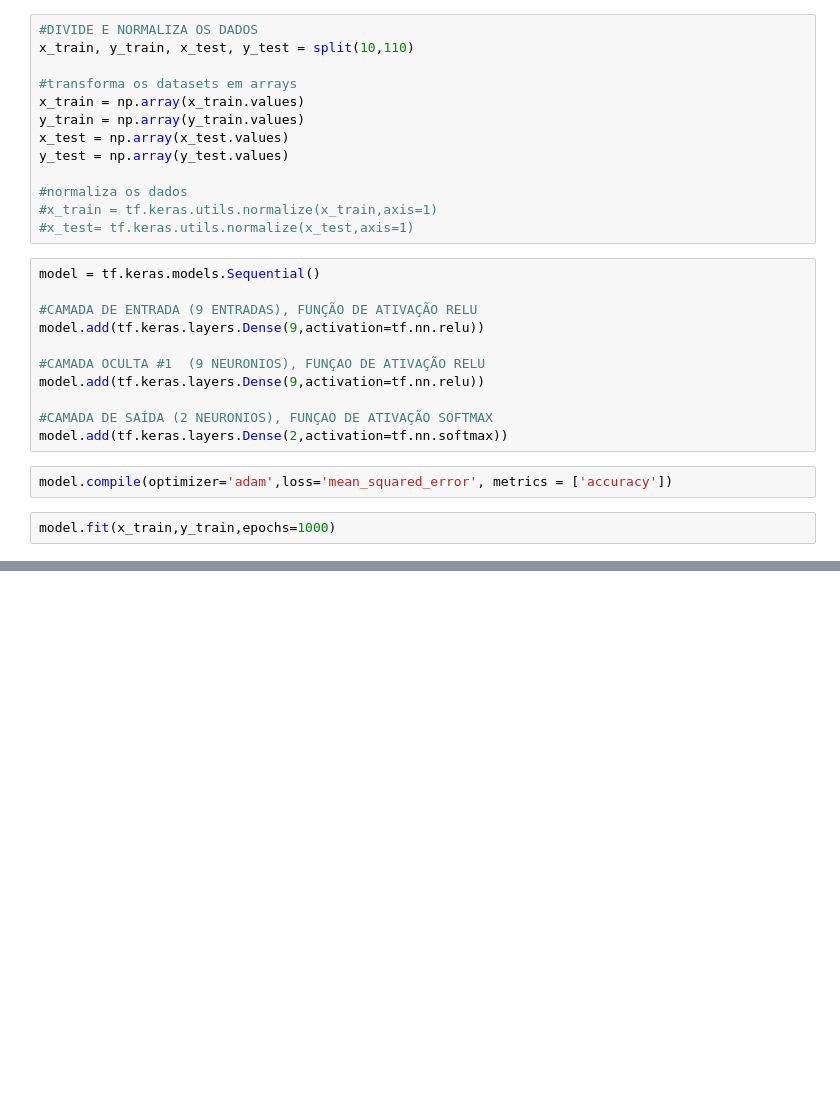
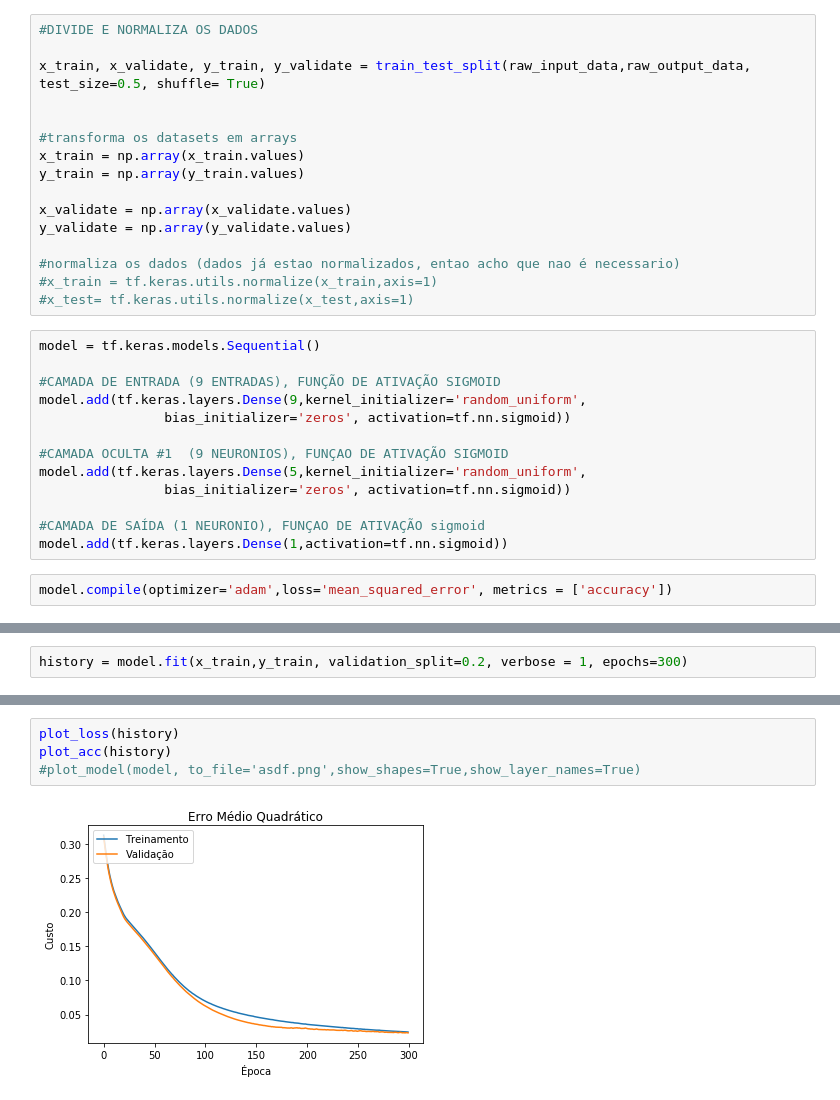
Before and after one commit to heckgustavo/IA_T2, a Jupyter notebook: cancer/MLP.ipynb, the cells around one changed output, grey strips where cells are left out. Drawn from its saved outputs; the diff is of its cells as text; blank space fills up the shorter version.

```diff
--- a/cancer/MLP.ipynb
+++ b/cancer/MLP.ipynb
@@ -29,28 +44,31 @@ def split(first_row,last_row):
 # %%
 #DIVIDE E NORMALIZA OS DADOS
-x_train, y_train, x_test, y_test = split(10,110)
+
+x_train, x_validate, y_train, y_validate = train_test_split(raw_input_data,raw_output_data, test_size=0.5, shuffle= True)
+
 
 #transforma os datasets em arrays
 x_train = np.array(x_train.values)
 y_train = np.array(y_train.values)
-x_test = np.array(x_test.values)
-y_test = np.array(y_test.values)
 
-#normaliza os dados
+x_validate = np.array(x_validate.values)
+y_validate = np.array(y_validate.values)
+
+#normaliza os dados (dados já estao normalizados, entao acho que nao é necessario)
 #x_train = tf.keras.utils.normalize(x_train,axis=1)
 #x_test= tf.keras.utils.normalize(x_test,axis=1)
 # %%
 model = tf.keras.models.Sequential()
 
-#CAMADA DE ENTRADA (9 ENTRADAS), FUNÇÃO DE ATIVAÇÃO RELU
-model.add(tf.keras.layers.Dense(9,activation=tf.nn.relu))
+#CAMADA DE ENTRADA (9 ENTRADAS), FUNÇÃO DE ATIVAÇÃO SIGMOID
+model.add(tf.keras.layers.Dense(9,kernel_initializer='random_uniform',
+                bias_initializer='zeros', activation=tf.nn.sigmoid))
 
-#CAMADA OCULTA #1  (9 NEURONIOS), FUNÇAO DE ATIVAÇÃO RELU
-model.add(tf.keras.layers.Dense(9,activation=tf.nn.relu))
+#CAMADA OCULTA #1  (9 NEURONIOS), FUNÇAO DE ATIVAÇÃO SIGMOID
+model.add(tf.keras.layers.Dense(5,kernel_initializer='random_uniform',
+                bias_initializer='zeros', activation=tf.nn.sigmoid))
 
-#CAMADA DE SAÍDA (2 NEURONIOS), FUNÇAO DE ATIVAÇÃO SOFTMAX
-model.add(tf.keras.layers.Dense(2,activation=tf.nn.softmax))
+#CAMADA DE SAÍDA (1 NEURONIO), FUNÇAO DE ATIVAÇÃO sigmoid
+model.add(tf.keras.layers.Dense(1,activation=tf.nn.sigmoid))
 # %%
 model.compile(optimizer='adam',loss='mean_squared_error', metrics = ['accuracy'])
-# %%
-model.fit(x_train,y_train,epochs=1000)
@@ -77,0 +75,2 @@ Epoch 1000/1000
+# %%
+history = model.fit(x_train,y_train, validation_split=0.2, verbose = 1, epochs=300)
@@ -77,0 +95,6 @@ Epoch 1000/1000
+# %%
+plot_loss(history)
+plot_acc(history)
+#plot_model(model, to_file='asdf.png',show_shapes=True,show_layer_names=True)
+# %% [output]
+[figure, added]
```
Also changed, not shown: parts of 14 cells of this notebook, 6 other files.
